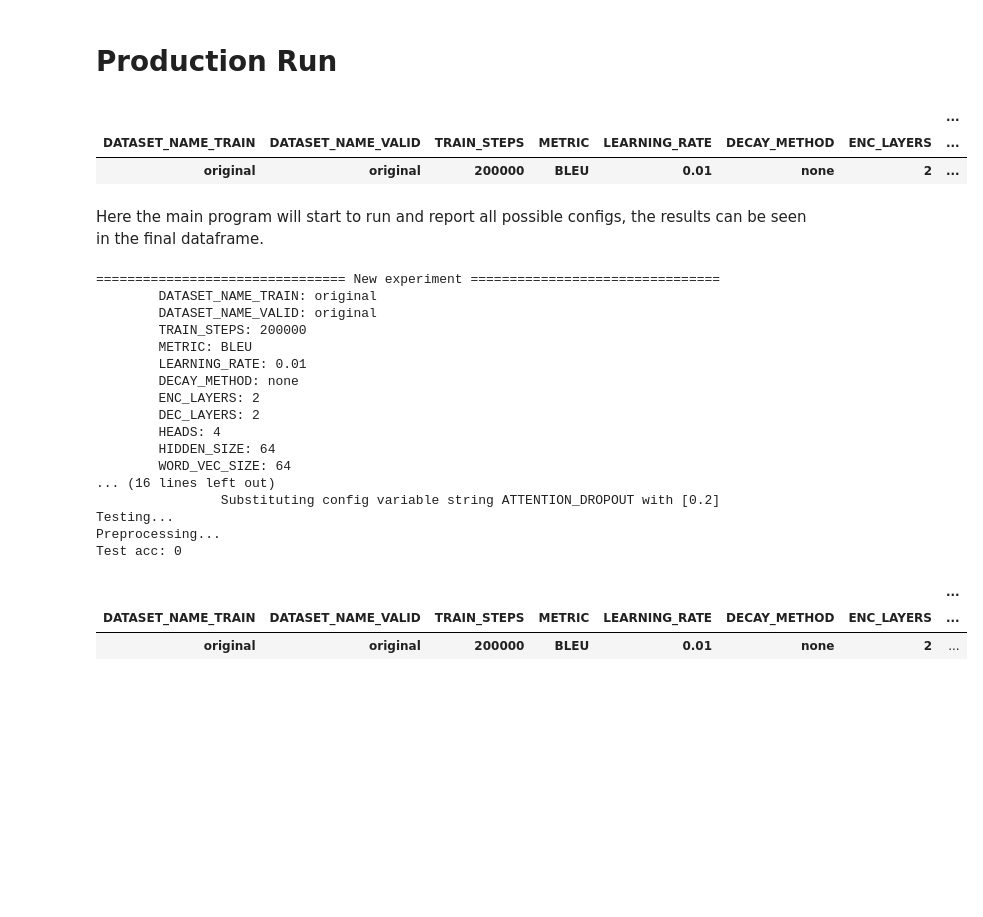
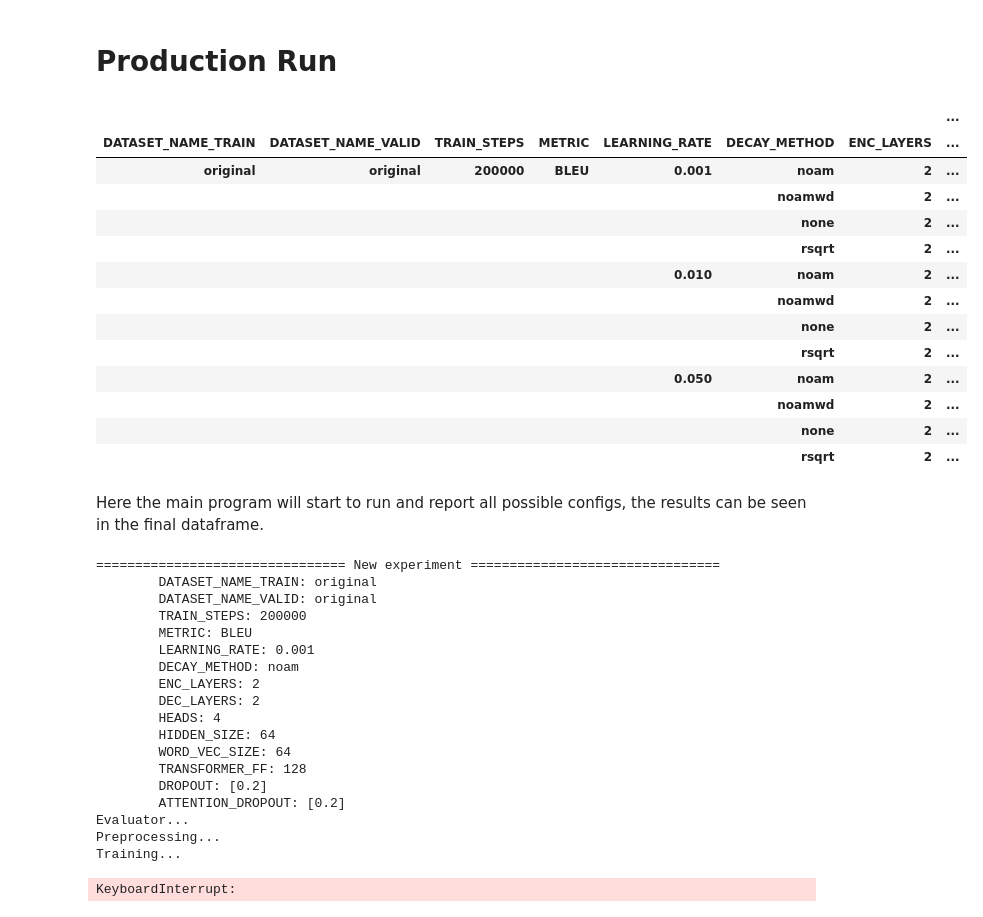
Before and after one commit to skogsgren/MT-5LN711-Runyankole, a Jupyter notebook: src/ml_experiments.ipynb, the cells around one changed output. Cells and saved outputs as stored; diff of their text form; code cells hidden in the pictures; blank space fills up the shorter version.

Commit message:
added roughly auto training

```diff
--- a/src/ml_experiments.ipynb
+++ b/src/ml_experiments.ipynb
@@ -332,42 +341,53 @@ possible_config_values = {
     ],
     "TRAIN_STEPS": [200*1000],
     "METRIC": ["BLEU"],
-    "LEARNING_RATE": [0.01],
-    "DECAY_METHOD": ["none", "noam"],
+    "LEARNING_RATE": [0.001, 0.01, 0.05],
+    "DECAY_METHOD": ["none", "noamwd", "rsqrt", "noam"],
     "ENC_LAYERS":[2, 4],
     "DEC_LAYERS":[2, 4],
     "HEADS":[4, 16],
     "HIDDEN_SIZE": [64],
     "WORD_VEC_SIZE": [64, 512], # should match HIDDEN_SIZE
     "TRANSFORMER_FF": [128, 2048],
     "DROPOUT": ["[0.2]"],
     "ATTENTION_DROPOUT": ["[0.2]"],
 
 }
 FREEZE_CONFIGS = {
-    "LEARNING_RATE": possible_config_values[ "LEARNING_RATE" ][ 0 ],
-    "DECAY_METHOD": possible_config_values[ "DECAY_METHOD" ][ 0 ],
+    # "LEARNING_RATE": possible_config_values[ "LEARNING_RATE" ][ 0 ],
+    # "DECAY_METHOD": possible_config_values[ "DECAY_METHOD" ][ 0 ],
     "ENC_LAYERS": possible_config_values[ "ENC_LAYERS" ][ 0 ],
     "DEC_LAYERS": possible_config_values[ "DEC_LAYERS" ][ 0 ],
     "HEADS": possible_config_values[ "HEADS" ][ 0 ],
     "HIDDEN_SIZE": possible_config_values[ "HIDDEN_SIZE" ][ 0 ],
     "WORD_VEC_SIZE": possible_config_values[ "WORD_VEC_SIZE" ][ 0 ],
     "TRANSFORMER_FF": possible_config_values[ "TRANSFORMER_FF" ][ 0 ],
 }
 MUST_INCLUDE_COMBINATIONS = {}
 
 test_config = ExperimentConfig(
     possible_config_values,
     perc = 1.0,
     freeze_configs = FREEZE_CONFIGS,
     must_include_combinations = MUST_INCLUDE_COMBINATIONS
 )
 
 test_config.get_df_config_samples()
 # %% [output]
 |  |  |  |  |  |  |  | ... |
 | DATASET_NAME_TRAIN | DATASET_NAME_VALID | TRAIN_STEPS | METRIC | LEARNING_RATE | DECAY_METHOD | ENC_LAYERS | ... |
-| original | original | 200000 | BLEU | 0.01 | none | 2 | ... |
+| original | original | 200000 | BLEU | 0.001 | noam | 2 | ... |
+|  |  |  |  |  | noamwd | 2 | ... |
+|  |  |  |  |  | none | 2 | ... |
+|  |  |  |  |  | rsqrt | 2 | ... |
+|  |  |  |  | 0.010 | noam | 2 | ... |
+|  |  |  |  |  | noamwd | 2 | ... |
+|  |  |  |  |  | none | 2 | ... |
+|  |  |  |  |  | rsqrt | 2 | ... |
+|  |  |  |  | 0.050 | noam | 2 | ... |
+|  |  |  |  |  | noamwd | 2 | ... |
+|  |  |  |  |  | none | 2 | ... |
+|  |  |  |  |  | rsqrt | 2 | ... |
 # %% [markdown]
 Here the main program will start to run and report all possible configs, the results can be seen in the final dataframe.
 # %%
@@ -385,18 +405,17 @@ mt_lab.get_df_reports()
         DATASET_NAME_VALID: original
         TRAIN_STEPS: 200000
         METRIC: BLEU
-        LEARNING_RATE: 0.01
-        DECAY_METHOD: none
+        LEARNING_RATE: 0.001
+        DECAY_METHOD: noam
         ENC_LAYERS: 2
         DEC_LAYERS: 2
         HEADS: 4
         HIDDEN_SIZE: 64
         WORD_VEC_SIZE: 64
-... (16 lines left out)
-                Substituting config variable string ATTENTION_DROPOUT with [0.2]
-Testing...
+        TRANSFORMER_FF: 128
+        DROPOUT: [0.2]
+        ATTENTION_DROPOUT: [0.2]
+Evaluator...
 Preprocessing...
-Test acc: 0
+Training...
-|  |  |  |  |  |  |  | ... |
-| DATASET_NAME_TRAIN | DATASET_NAME_VALID | TRAIN_STEPS | METRIC | LEARNING_RATE | DECAY_METHOD | ENC_LAYERS | ... |
-| original | original | 200000 | BLEU | 0.01 | none | 2 | ... |
+KeyboardInterrupt:
```
Also changed, not shown: parts of 2 cells of this notebook, 2 other files.
